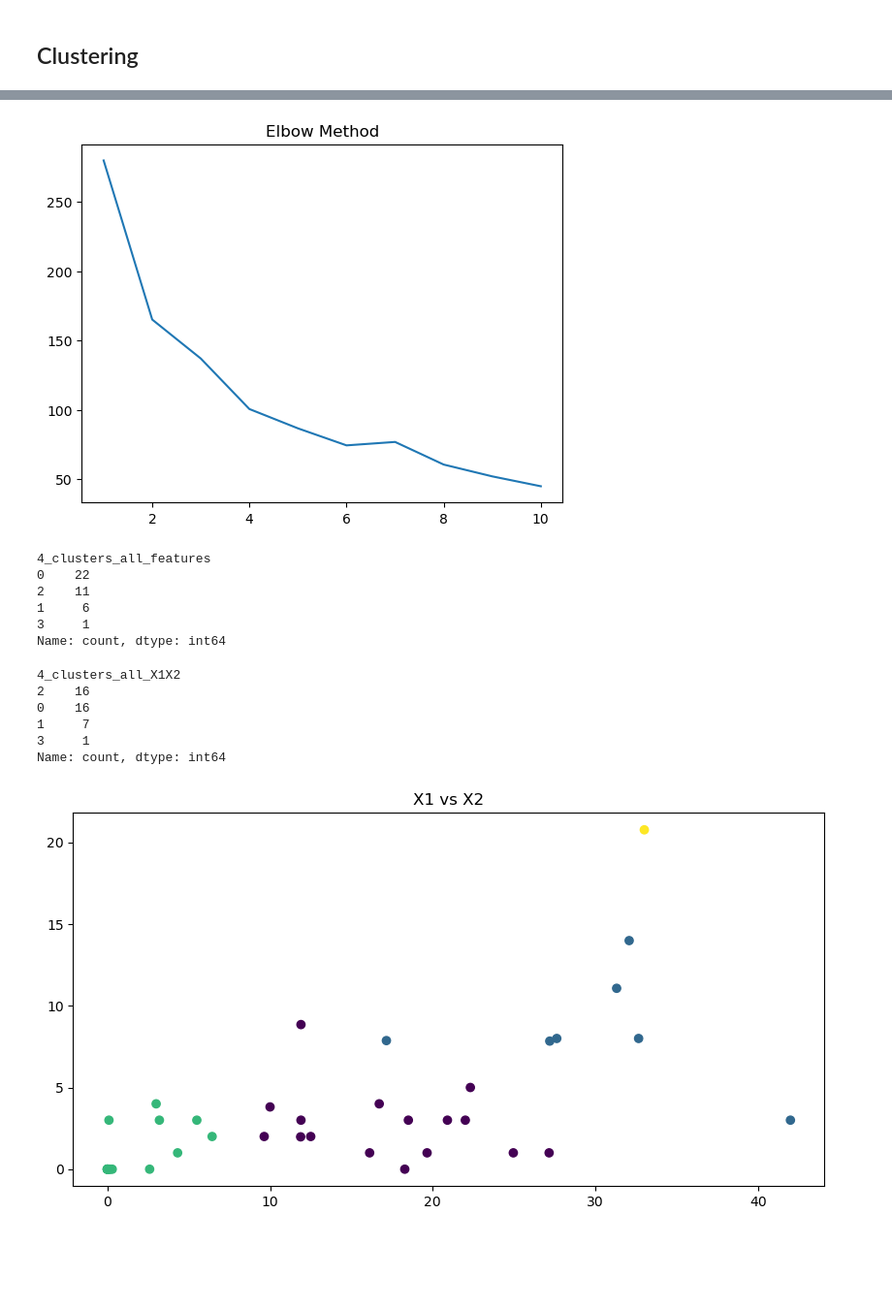
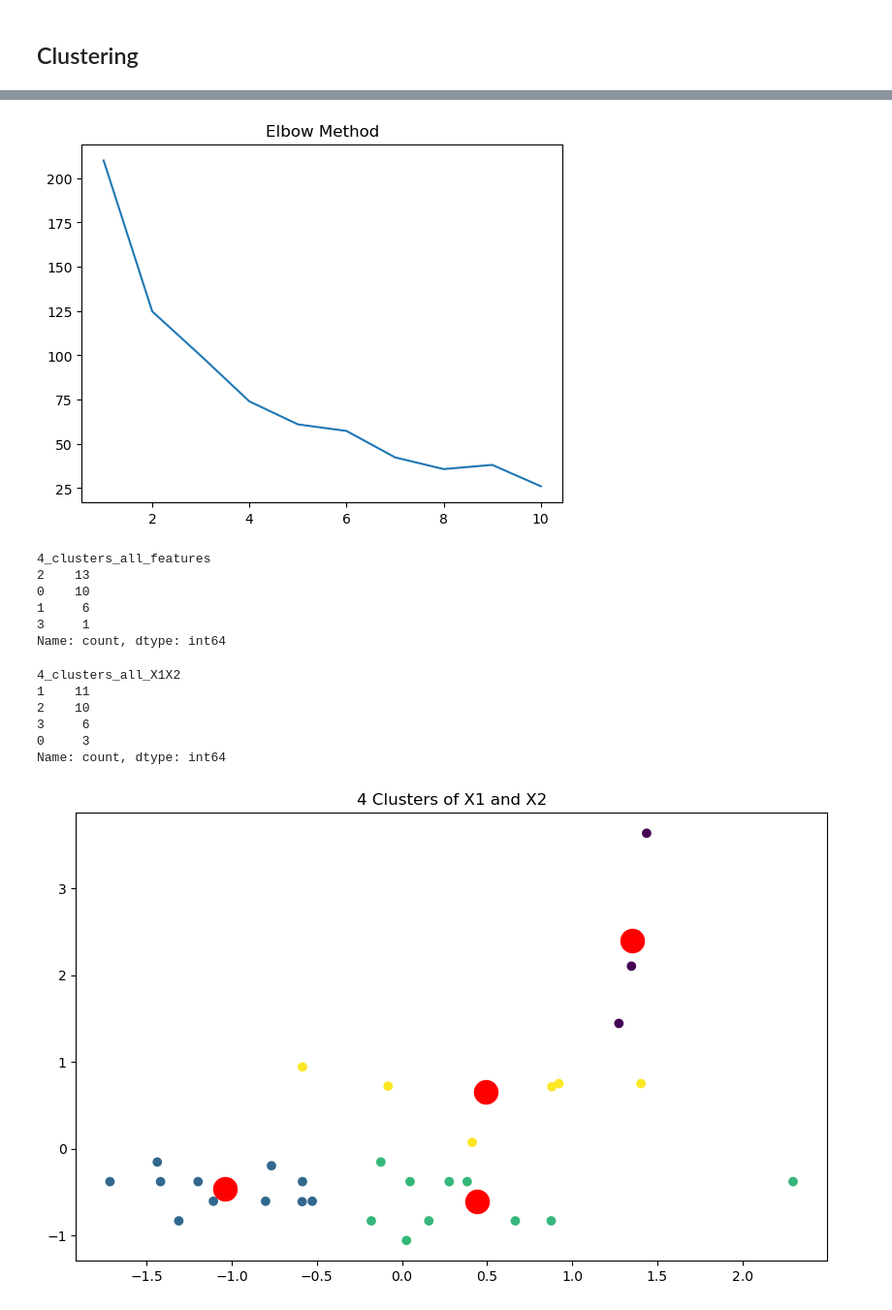
Before and after one commit to sathwik238/UCONN_CLAS, a Jupyter notebook: clustering_analysis.ipynb, the cells around one changed output, grey strips where cells are left out. Shown at 97% size. Saved outputs shown, nothing was run; the diff lists cells and outputs as text; code cells hidden in the pictures; blank space fills up the shorter version.

```diff
--- a/clustering_analysis.ipynb
+++ b/clustering_analysis.ipynb
@@ -13,3 +13,6 @@ data.head()
 | 2 | 1003 | 18.50 | 3.0 | 2.50 | 108 | 64.0 | 11415 | 205302.1 | 21.0 |
 | 3 | 1004 | 4.32 | 1.0 | 0.50 | 0 | 6.0 | 561 | 0.0 | 7.0 |
 | 4 | 1005 | 0.00 | 0.0 | 7.16 | 890 | 55.0 | 0 | 0.0 | 0.0 |
+# %%
+data_without_0 = data[data['Y'] != 0]
+data_without_0.shape
@@ -16,9 +21,9 @@ data.head()
 # %% [markdown]
 ### Data Splitting
 # %%
-X = data.drop('Y',axis=1)
+X = data_without_0.drop('Y',axis=1)
 X.drop('ID',axis=1,inplace=True)
-y = data['Y']
+y = data_without_0['Y']
 # %% [markdown]
 #### Replacing null values with columns mean
 # %%
@@ -68,7 +73,7 @@ plt.plot(range(1,11),inertia)
 plt.title('Elbow Method')
 plt.show()
 # %% [output]
-[figure, old version]
+[figure, new version]
 # %%
 # clustering the data
 from sklearn.cluster import KMeans
@@ -79,8 +84,8 @@ X['4_clusters_all_features'] = kmeans.predict(X_scaled)
 X['4_clusters_all_features'].value_counts()
 # %% [output]
 4_clusters_all_features
-0    22
-2    11
+2    13
+0    10
 1     6
 3     1
 Name: count, dtype: int64
@@ -90,21 +95,21 @@ from sklearn.cluster import KMeans
 kmeans = KMeans(n_clusters=4)
 kmeans.fit(X_scaled[['X1','X2']])
 X['4_clusters_all_X1X2'] = kmeans.predict(X_scaled[['X1','X2']])
+
+X['4_clusters_all_X1X2'] .value_counts()
+# %% [output]
+4_clusters_all_X1X2
+1    11
+2    10
+3     6
+0     3
+Name: count, dtype: int64
-# %%
-X['4_clusters_all_X1X2'] .value_counts()
-# %% [output]
-4_clusters_all_X1X2
-2    16
-0    16
-1     7
-3     1
-Name: count, dtype: int64
 # %%
-# plotting the clusters
-plt.figure(figsize=(10,5))
-
-plt.scatter(X['X1'],X['X2'],c=X['4_clusters_all_X1X2'])
-plt.title('X1 vs X2')
+# plotting the clusters, along with the centroids
+plt.figure(figsize=(10,6))
+plt.scatter(X_scaled['X1'],X_scaled['X2'],c=X['4_clusters_all_X1X2'],cmap='viridis')
+plt.scatter(kmeans.cluster_centers_[:,0],kmeans.cluster_centers_[:,1],s=300,c='red')
+plt.title('4 Clusters of X1 and X2')
 plt.show()
 # %% [output]
-[figure, old version]
+[figure, new version]
```
Also changed, not shown: parts of 3 cells of this notebook.
